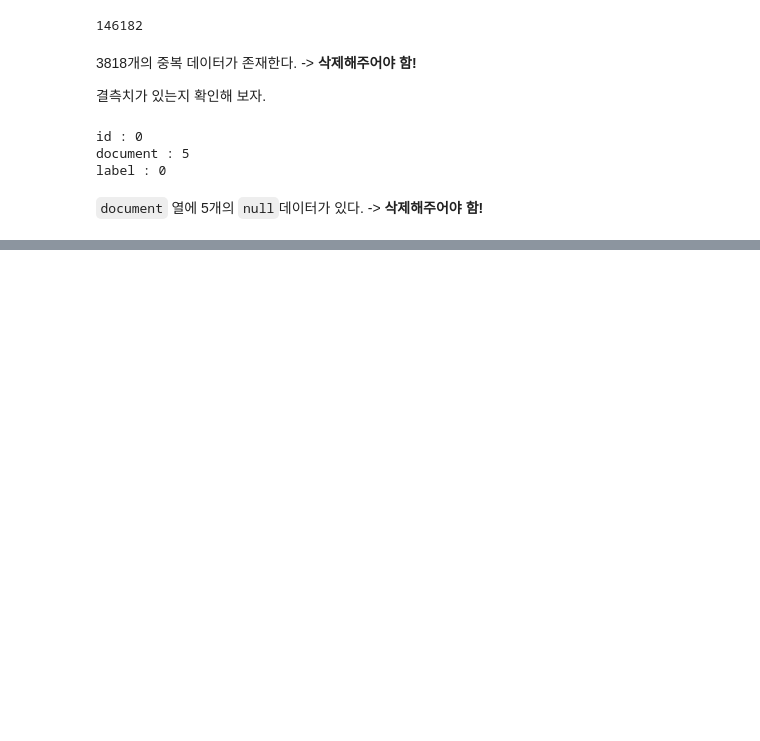
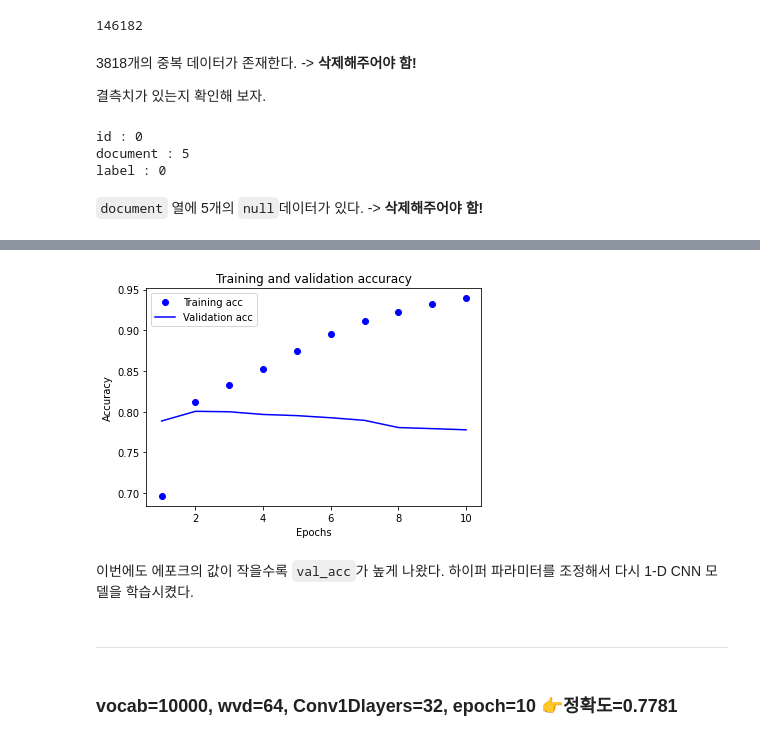
Before and after one commit to orangejuice0302/-AIFFEL-Exploration, a Jupyter notebook: [E-06] Sentimental_Analysis.ipynb, the cells around one changed output, grey strips where cells are left out. Saved outputs shown, nothing was run; the diff lists cells and outputs as text; code cells hidden in the pictures; blank space fills up the shorter version.

```diff
--- a/[E-06] Sentimental_Analysis.ipynb
+++ b/[E-06] Sentimental_Analysis.ipynb
@@ -130,0 +498,19 @@ def get_decoded_sentences(encoded_sentences, index_to_word):
+# %%
+plt.clf()   # 그림을 초기화합니다
+
+plt.plot(epochs, acc, 'bo', label='Training acc')
+plt.plot(epochs, val_acc, 'b', label='Validation acc')
+plt.title('Training and validation accuracy')
+plt.xlabel('Epochs')
+plt.ylabel('Accuracy')
+plt.legend()
+
+plt.show()
+# %% [output]
+[figure, added]
+# %% [markdown]
+이번에도 에포크의 값이 작을수록 `val_acc`가 높게 나왔다. 하이퍼 파라미터를 조정해서 다시 1-D CNN 모델을 학습시켰다.
+# %% [markdown]
+___
+# %% [markdown]
+### vocab=10000, wvd=64, Conv1Dlayers=32, epoch=10 👉정확도=0.7781
```
Also changed, not shown: parts of 98 cells of this notebook.
